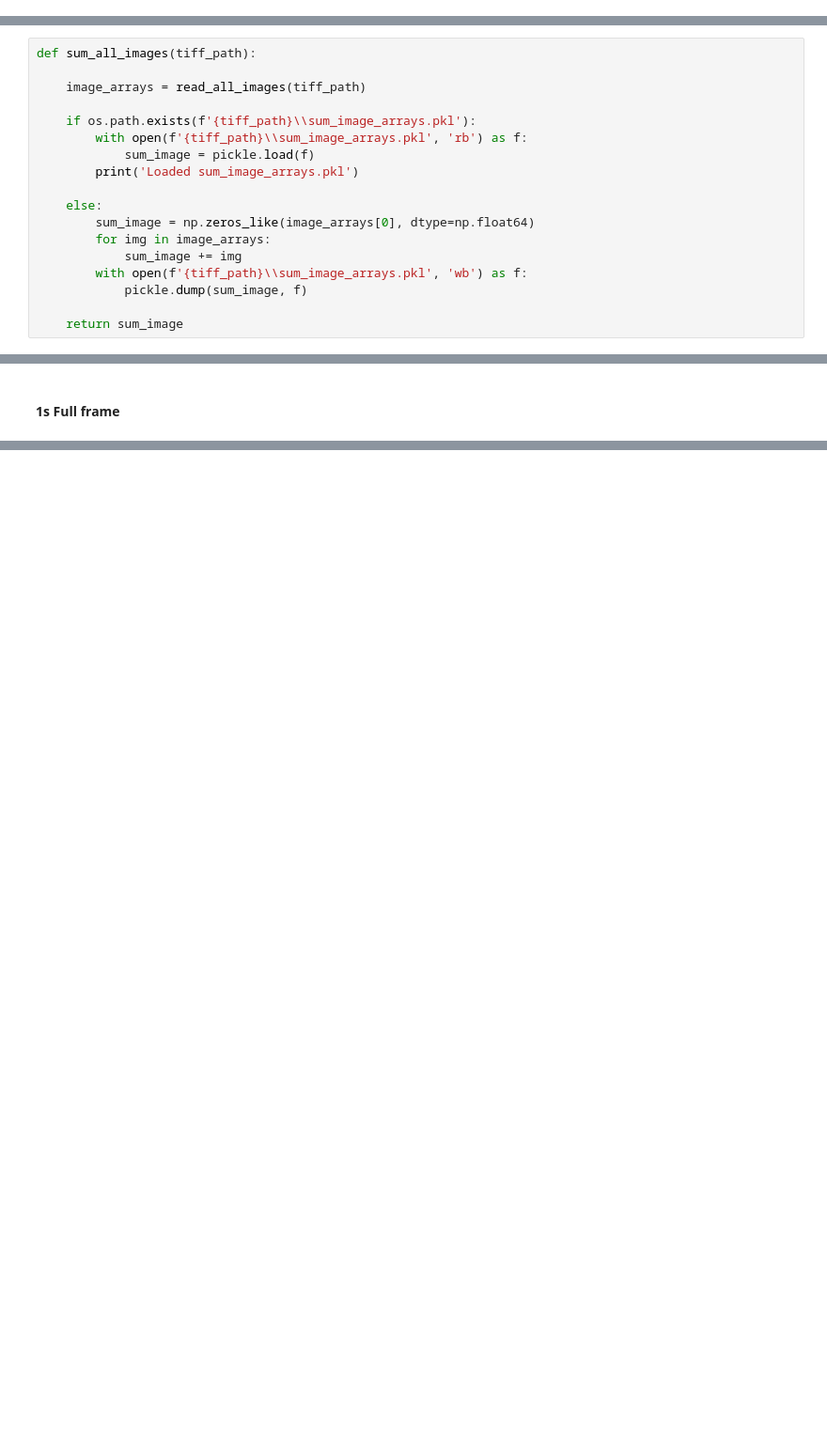
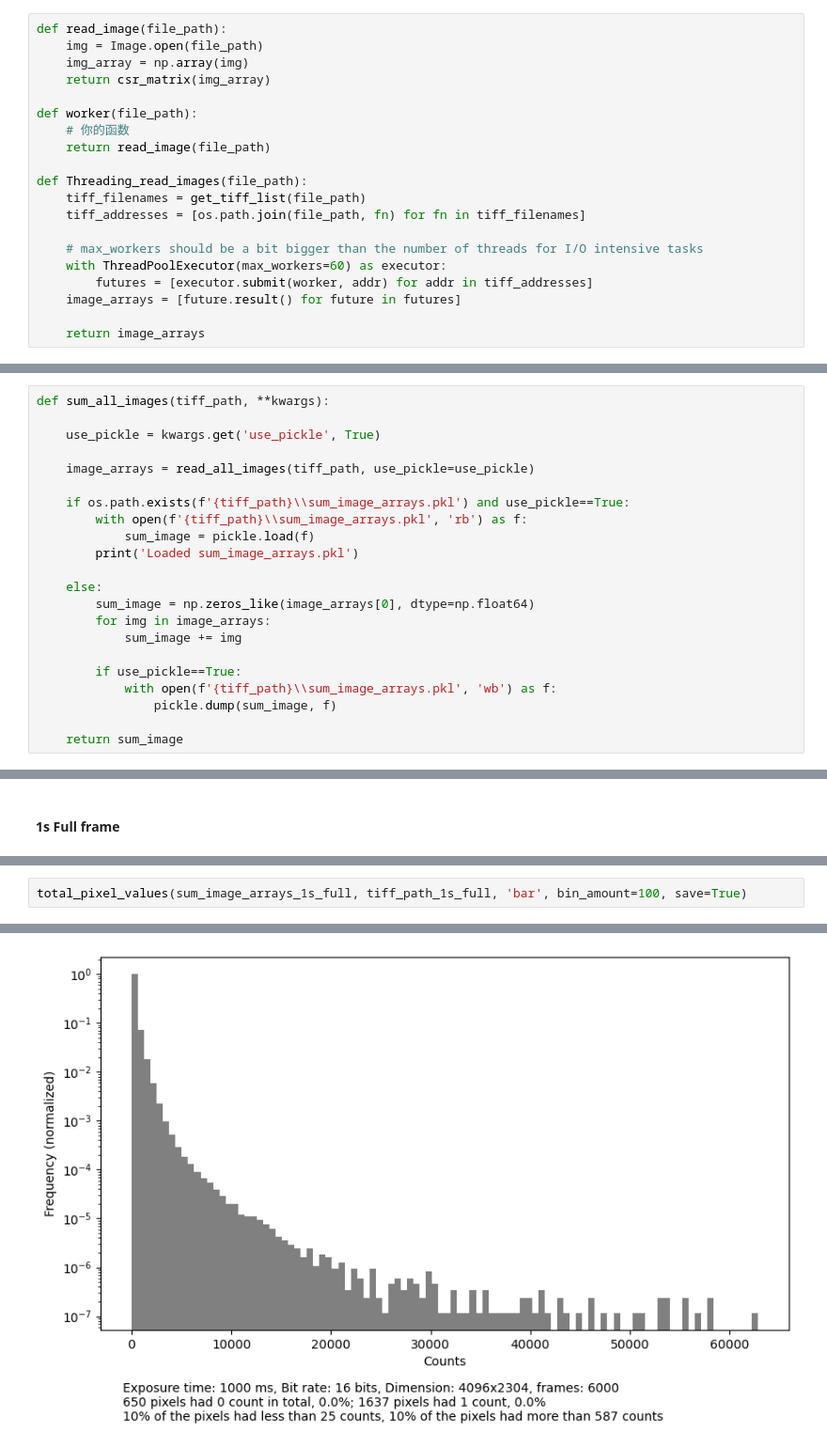
Before and after one commit to Siin42/qCMOS, a Jupyter notebook: total_pixel_values.ipynb, the cells around one changed output, grey strips where cells are left out. Shown: that part at 94% size. Cells and saved outputs as stored; diff of their text form; blank space fills up the shorter version.

Commit message:
1s full frame worked in 14m, with pickle generated

```diff
--- a/total_pixel_values.ipynb
+++ b/total_pixel_values.ipynb
@@ -39,4 +39,24 @@ def get_tiff_list(tiff_path):
     file_names = os.listdir(tiff_path)
     tiff_files = [f for f in file_names if f.lower().endswith('.tif') or f.lower().endswith('.tiff')]
     return tiff_files
+# %%
+def read_image(file_path):
+    img = Image.open(file_path)
+    img_array = np.array(img)
+    return csr_matrix(img_array)
+
+def worker(file_path):
+    # 你的函数
+    return read_image(file_path)
+
+def Threading_read_images(file_path):
+    tiff_filenames = get_tiff_list(file_path)
+    tiff_addresses = [os.path.join(file_path, fn) for fn in tiff_filenames]
+
+    # max_workers should be a bit bigger than the number of threads for I/O intensive tasks
+    with ThreadPoolExecutor(max_workers=60) as executor:
+        futures = [executor.submit(worker, addr) for addr in tiff_addresses]
+    image_arrays = [future.result() for future in futures]
+
+    return image_arrays
 # %%
@@ -256,9 +154,11 @@ image_arrays = Threading_read_image(tiff_path)
 # %%
-def sum_all_images(tiff_path):
+def sum_all_images(tiff_path, **kwargs):
 
-    image_arrays = read_all_images(tiff_path)
+    use_pickle = kwargs.get('use_pickle', True)
 
-    if os.path.exists(f'{tiff_path}\\sum_image_arrays.pkl'):
+    image_arrays = read_all_images(tiff_path, use_pickle=use_pickle)
+
+    if os.path.exists(f'{tiff_path}\\sum_image_arrays.pkl') and use_pickle==True:
         with open(f'{tiff_path}\\sum_image_arrays.pkl', 'rb') as f:
             sum_image = pickle.load(f)
         print('Loaded sum_image_arrays.pkl')
@@ -267,8 +167,10 @@ def sum_all_images(tiff_path):
         sum_image = np.zeros_like(image_arrays[0], dtype=np.float64)
         for img in image_arrays:
             sum_image += img
-        with open(f'{tiff_path}\\sum_image_arrays.pkl', 'wb') as f:
-            pickle.dump(sum_image, f)
+
+        if use_pickle==True:
+            with open(f'{tiff_path}\\sum_image_arrays.pkl', 'wb') as f:
+                pickle.dump(sum_image, f)
 
     return sum_image
 # %%
@@ -532,0 +444,3 @@ sum_image_arrays_1s = sum_all_images(tiff_path_1s)
+# %%
+total_pixel_values(sum_image_arrays_1s_full, tiff_path_1s_full, 'bar', bin_amount=100, save=True)
+# %% [output]
@@ -532,0 +460 @@ sum_image_arrays_1s = sum_all_images(tiff_path_1s)
+[figure, added]
```
Also changed, not shown: parts of 15 cells of this notebook, 1 other file.
